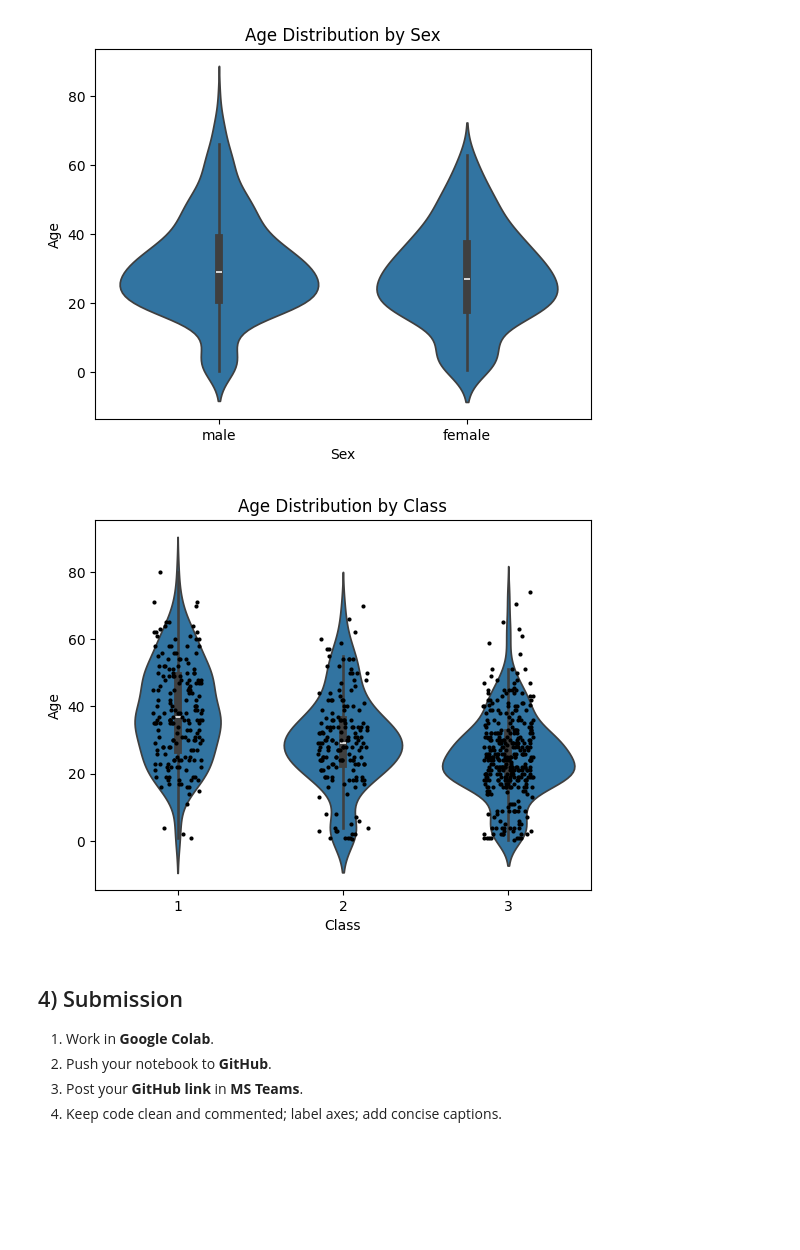
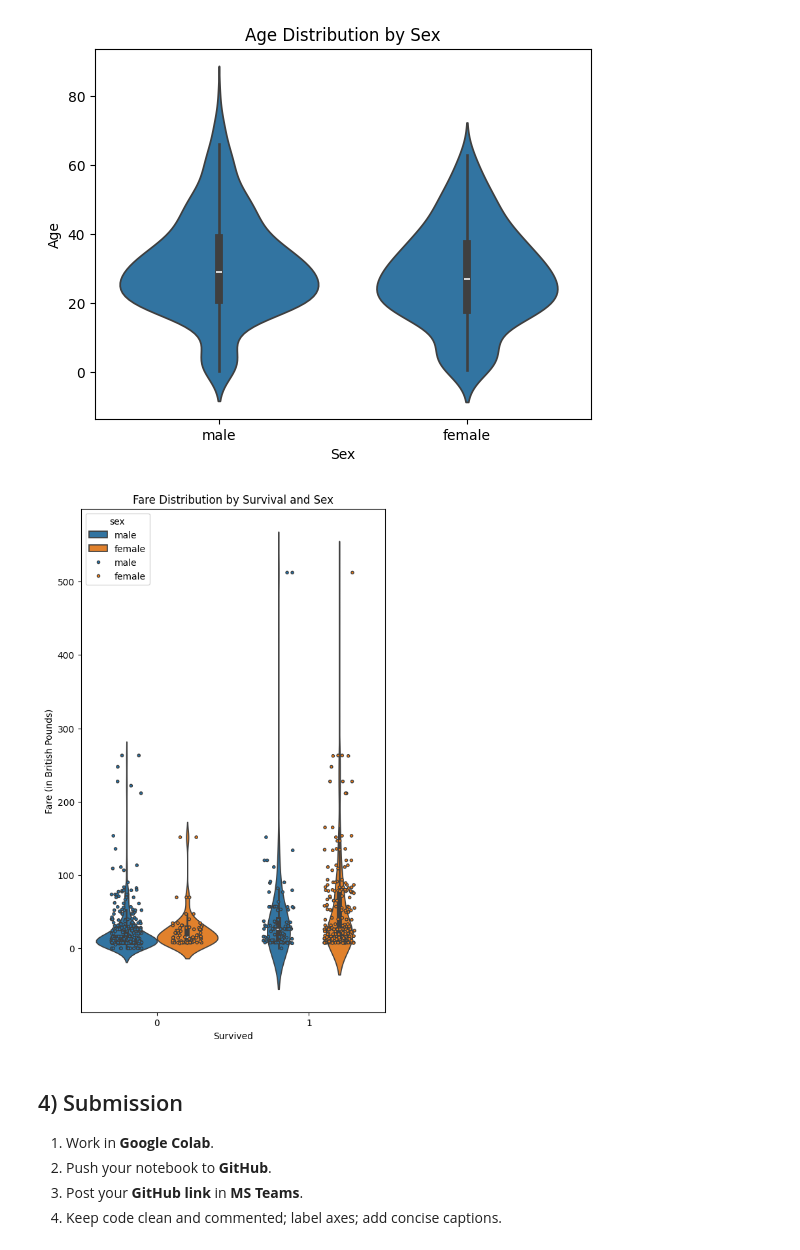
Before and after one commit to eking03/Data110-Fall2025, a Jupyter notebook: Week5_EmmaKing_Assignment.ipynb, the cells around one changed output. Drawn from its saved outputs; the diff is of its cells as text; code cells hidden in the pictures; blank space fills up the shorter version.

```diff
--- a/Week5_EmmaKing_Assignment.ipynb
+++ b/Week5_EmmaKing_Assignment.ipynb
@@ -94,14 +94,15 @@ plt.show()
 # %%
 # Task 6 — Strip (detail on top of violinplot)
 
-sns.violinplot(data=titanic, x='pclass', y='age')
-sns.stripplot(data=titanic, x='pclass', y='age', color='black', size=3, jitter=0.15)
-plt.title('Age Distribution by Class')
-plt.xlabel('Class')
-plt.ylabel('Age')
+plt.figure(figsize=(6,10))
+sns.violinplot(data=titanic, x='survived', y='fare', hue='sex')
+sns.stripplot(data=titanic, x='survived', y='fare', hue='sex', dodge=True, size=3, linewidth=1, jitter=0.2)
+plt.title('Fare Distribution by Survival and Sex')
+plt.xlabel('Survived')
+plt.ylabel('Fare (in British Pounds)')
 plt.show()
 # %% [output]
-[figure, old version]
+[figure, new version]
 # %% [markdown]
 ## 4) Submission
 1. Work in **Google Colab**.
```
